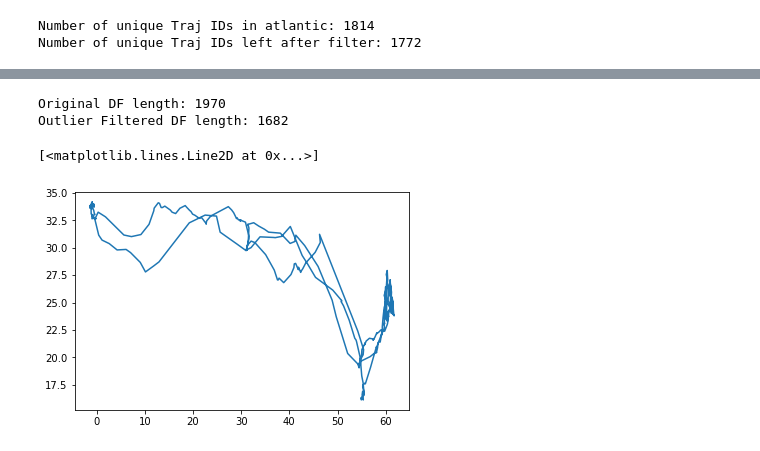
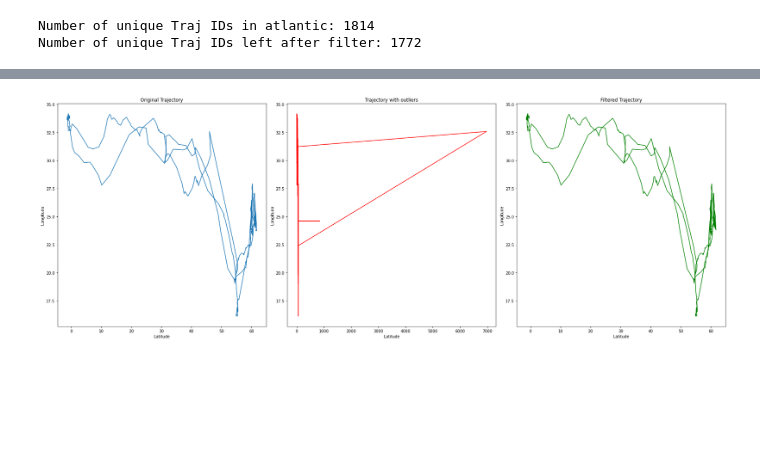
Before and after one commit to YakshHaranwala/PTRAIL, a Jupyter notebook: examples/Jupyter Notebooks/3. filter_examples.ipynb, the cells around one changed output, grey strips where cells are left out. Cells and saved outputs as stored; diff of their text form; code cells hidden in the pictures; blank space fills up the shorter version.

Commit message:
started cleaning out the dataframes.

```diff
--- a/examples/Jupyter Notebooks/3. filter_examples.ipynb
+++ b/examples/Jupyter Notebooks/3. filter_examples.ipynb
@@ -295,14 +280,25 @@ plt.plot(df[const.LAT], df[const.LONG])
-# %%
-# Running the hampel filter and then plotting the dataframe
-small_filt_df = filters.hampel_outlier_detection(df, column_name=const.LAT)
-
-# Showing the different in lengths as outliers have been removed
-print(f"Original DF length: {len(df)}")
-print(f"Outlier Filtered DF length: {len(small_filt_df)}")
-
-plt.plot(small_filt_df[const.LAT], small_filt_df[const.LONG])
-# %% [output]
-Original DF length: 1970
-Outlier Filtered DF length: 1682
-[<matplotlib.lines.Line2D at 0x...>]
-[figure, removed]
+# %%
+fig, ax = plt.subplots(ncols=3, nrows=1, figsize=(25, 9))
+ax= ax.flatten()
+
+# Plot the original trajectory.
+ax[0].plot(small_gulls[const.LAT], small_gulls[const.LONG])
+ax[0].set_title("Original Trajectory")
+ax[0].set_xlabel("Latitude")
+ax[0].set_ylabel("Longitude")
+
+# Plot trajectory with outliers.
+ax[1].plot(df[const.LAT], df[const.LONG], color='red')
+ax[1].set_title("Trajectory with outliers")
+ax[1].set_xlabel("Latitude")
+ax[1].set_ylabel("Longitude")
+
+# Plot the filtered trajectory.
+ax[2].plot(small_filt_df[const.LAT], small_filt_df[const.LONG], color='green')
+ax[2].set_title("Filtered Trajectory")
+ax[2].set_xlabel("Latitude")
+ax[2].set_ylabel("Longitude")
+
+fig.tight_layout()
+# %% [output]
+[figure, added]
```
Also changed, not shown: parts of 7 cells of this notebook, 12 other files.
